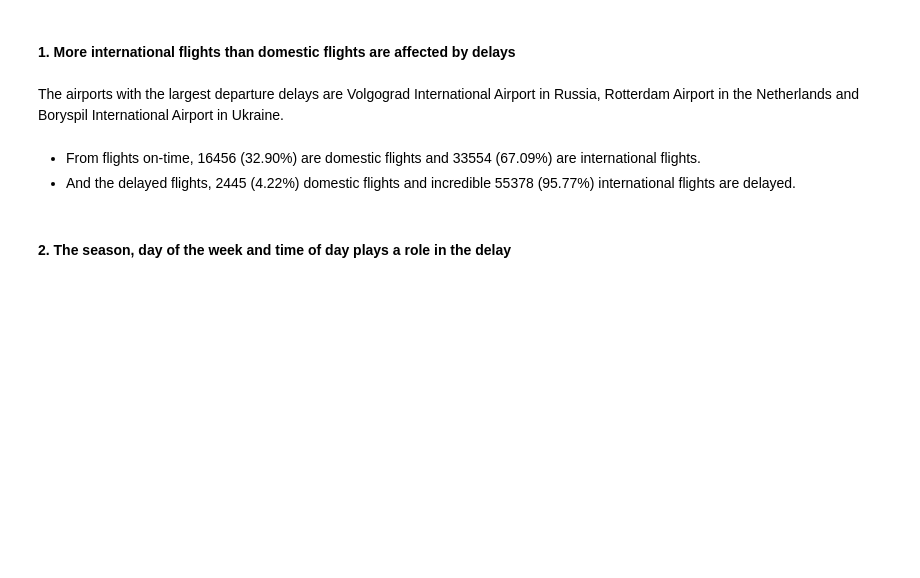
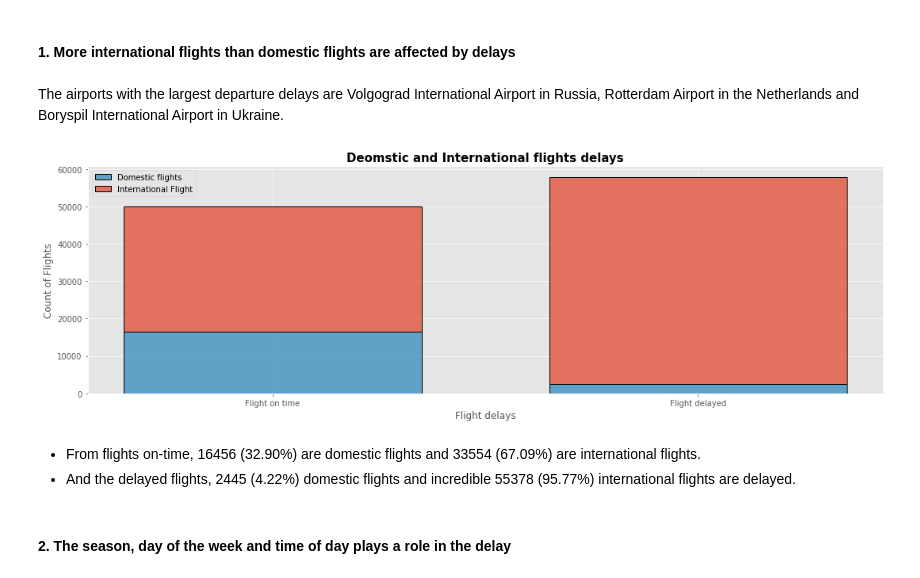
Before and after one commit to MalinSoetbeer/flight_delayed_challenge, a Jupyter notebook: flight_delayed_evo.ipynb, the cells around one changed output. Cells and saved outputs as stored; diff of their text form; code cells hidden in the pictures; blank space fills up the shorter version.

```diff
--- a/flight_delayed_evo.ipynb
+++ b/flight_delayed_evo.ipynb
@@ -333,17 +355,19 @@ The airports with the largest departure delays are Volgograd International Airpo
 # %%
 # count plot on two categorical variable
 fig, ax = plt.subplots(figsize=(15,5))
 ax = sns.histplot(x="delay_or_onTime", hue="domestic", data=train_airport_df, stat="count", multiple="stack"
              ,shrink = 0.7, ax=ax,edgecolor="black",
              linewidth=1)
 ax.set_ylabel('Count of Flights')
 ax.set_xlabel('Flight delays')
 ax.set_xticklabels(["Flight on time","Flight delayed"])
 ax.legend(["Domestic flights","International Flight"]);
 
 
-
+plt.title("Deomstic and International flights delays",fontweight="bold",fontsize=15)
 plt.tight_layout()
+# %% [output]
+[figure, added]
 # %% [markdown]
 
 * From flights on-time, 16456 (32.90%) are domestic flights and 33554 (67.09%) are international flights.
```
Also changed, not shown: parts of 9 cells of this notebook.
